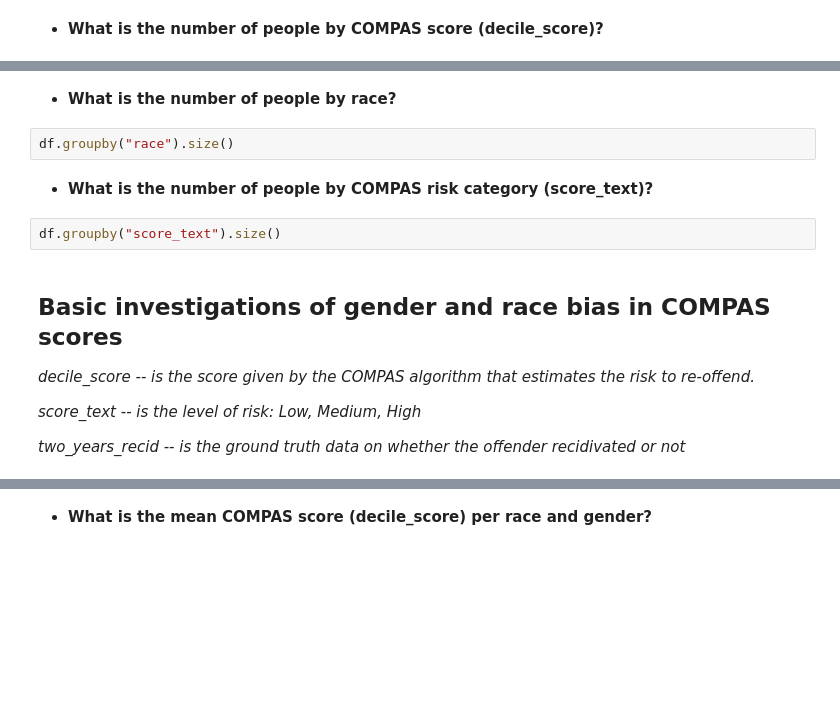
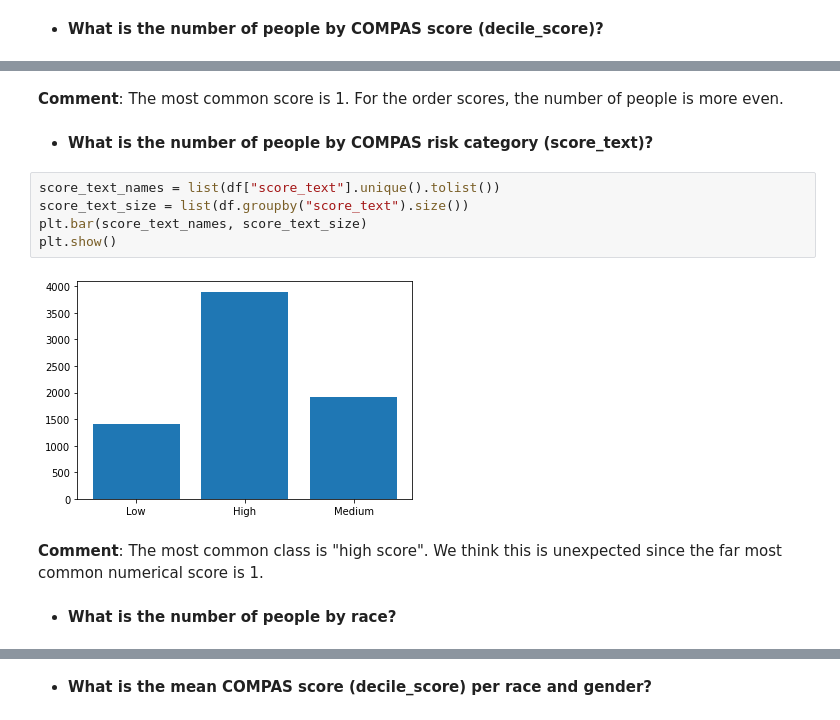
Before and after one commit to GuilhermeGPGil/ProPublica-COMPAS-Dataset-Analysis, a Jupyter notebook: Proj.ipynb, the cells around one changed output, grey strips where cells are left out. Drawn from its saved outputs; the diff is of its cells as text; blank space fills up the shorter version.

```diff
--- a/Proj.ipynb
+++ b/Proj.ipynb
@@ -164,16 +192,15 @@ df.groupby("decile_score").size()
+# %% [markdown]
+**Comment**: The most common score is 1. For the order scores, the number of people is more even.
+# %% [markdown]
+- **What is the number of people by COMPAS risk category (score_text)?**
+# %%
+score_text_names = list(df["score_text"].unique().tolist())
+score_text_size = list(df.groupby("score_text").size())
+plt.bar(score_text_names, score_text_size)
+plt.show()
+# %% [output]
+[figure, added]
+# %% [markdown]
+**Comment**: The most common class is "high score". We think this is unexpected since the far most common numerical score is 1.
 # %% [markdown]
 - **What is the number of people by race?**
-# %%
-df.groupby("race").size()
-# %% [markdown]
-- **What is the number of people by COMPAS risk category (score_text)?**
-# %%
-df.groupby("score_text").size()
-# %% [markdown]
-## Basic investigations of gender and race bias in COMPAS scores
-
-*decile_score -- is the score given by the COMPAS algorithm that estimates the risk to re-offend.*
-
-*score_text -- is the level of risk: Low, Medium, High*
-
-*two_years_recid -- is the ground truth data on whether the offender recidivated or not*
```
Also changed, not shown: parts of 56 cells of this notebook.
